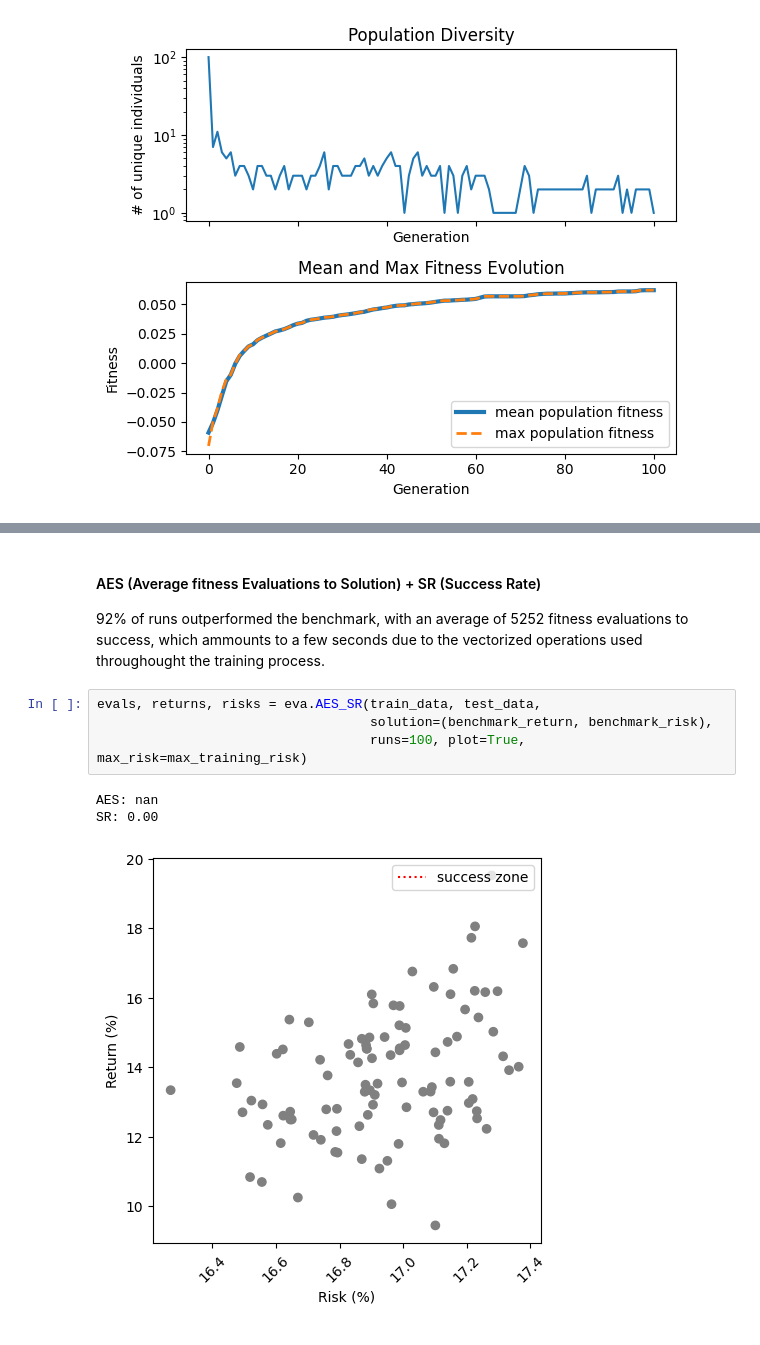
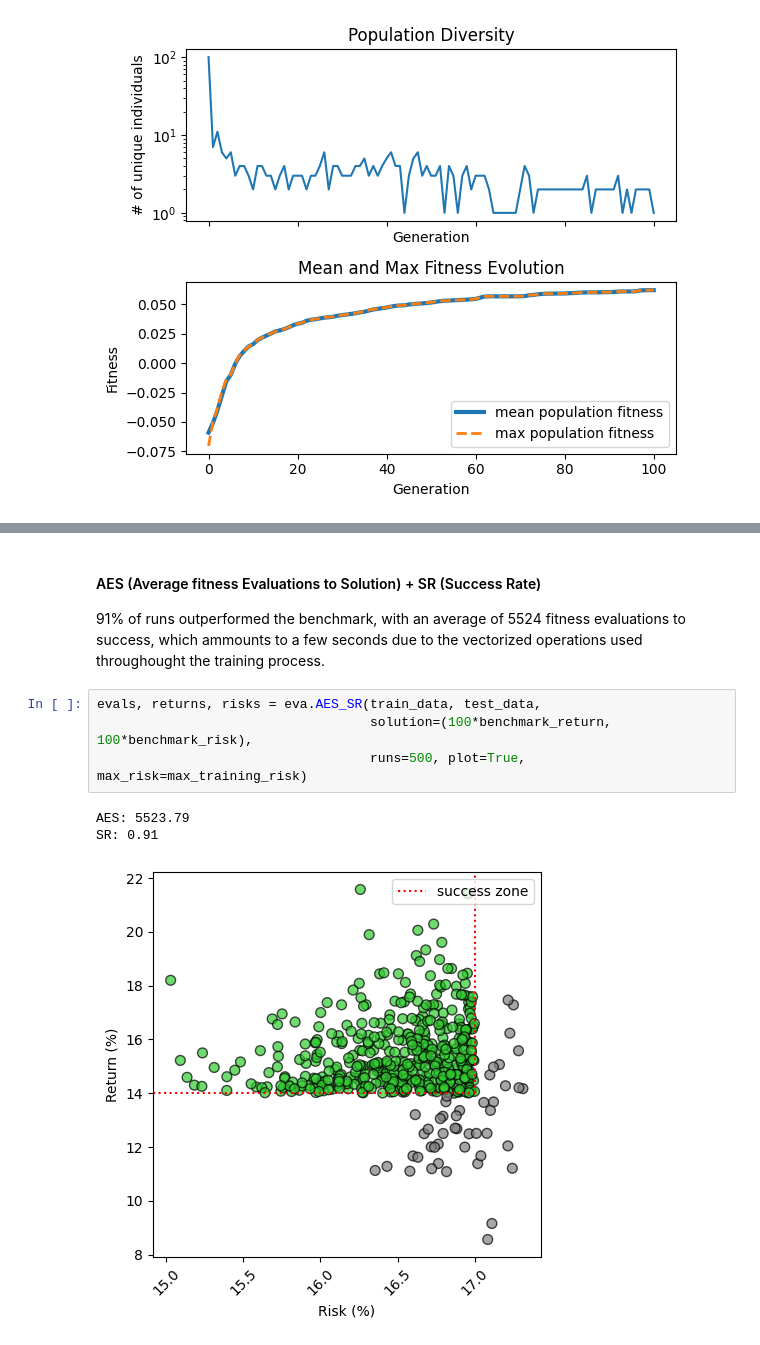
Before and after one commit to PanDomene/Evolutionary-Algorithm-for-Portfolio-Optimization, a Jupyter notebook: results/results.ipynb, the cells around one changed output, grey strips where cells are left out. Drawn from its saved outputs; the diff is of its cells as text.

```diff
--- a/results/results.ipynb
+++ b/results/results.ipynb
@@ -122,15 +130,15 @@ plt.show()
 # %% [markdown]
 #### AES (Average fitness Evaluations to Solution) + SR (Success Rate)
 
-92% of runs outperformed the benchmark, with an average of 5252 fitness evaluations to success, which ammounts to a few seconds due to the vectorized operations used throughought the training process.
+91% of runs outperformed the benchmark, with an average of 5524 fitness evaluations to success, which ammounts to a few seconds due to the vectorized operations used throughought the training process.
 # %%
 evals, returns, risks = eva.AES_SR(train_data, test_data,
-                                   solution=(benchmark_return, benchmark_risk),
-                                   runs=100, plot=True, max_risk=max_training_risk)
+                                   solution=(100*benchmark_return, 100*benchmark_risk),
+                                   runs=500, plot=True, max_risk=max_training_risk)
 # %% [output]
-AES: nan
-SR: 0.00
+AES: 5523.79
+SR: 0.91
-[figure, old version]
+[figure, new version]
 # %% [markdown]
 # Parameter Selection
 
```
Also changed, not shown: parts of 66 cells of this notebook, 21 other files.
